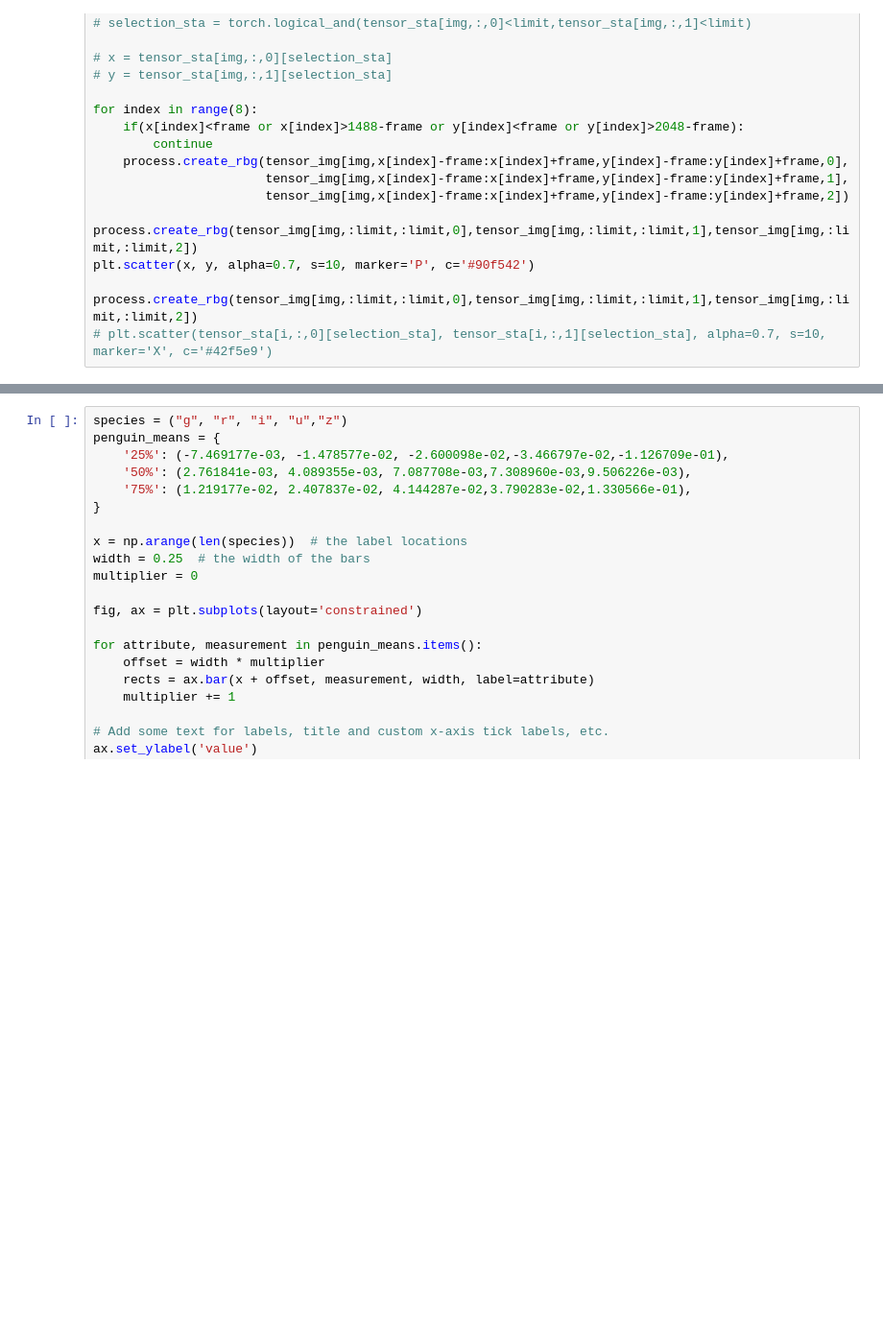
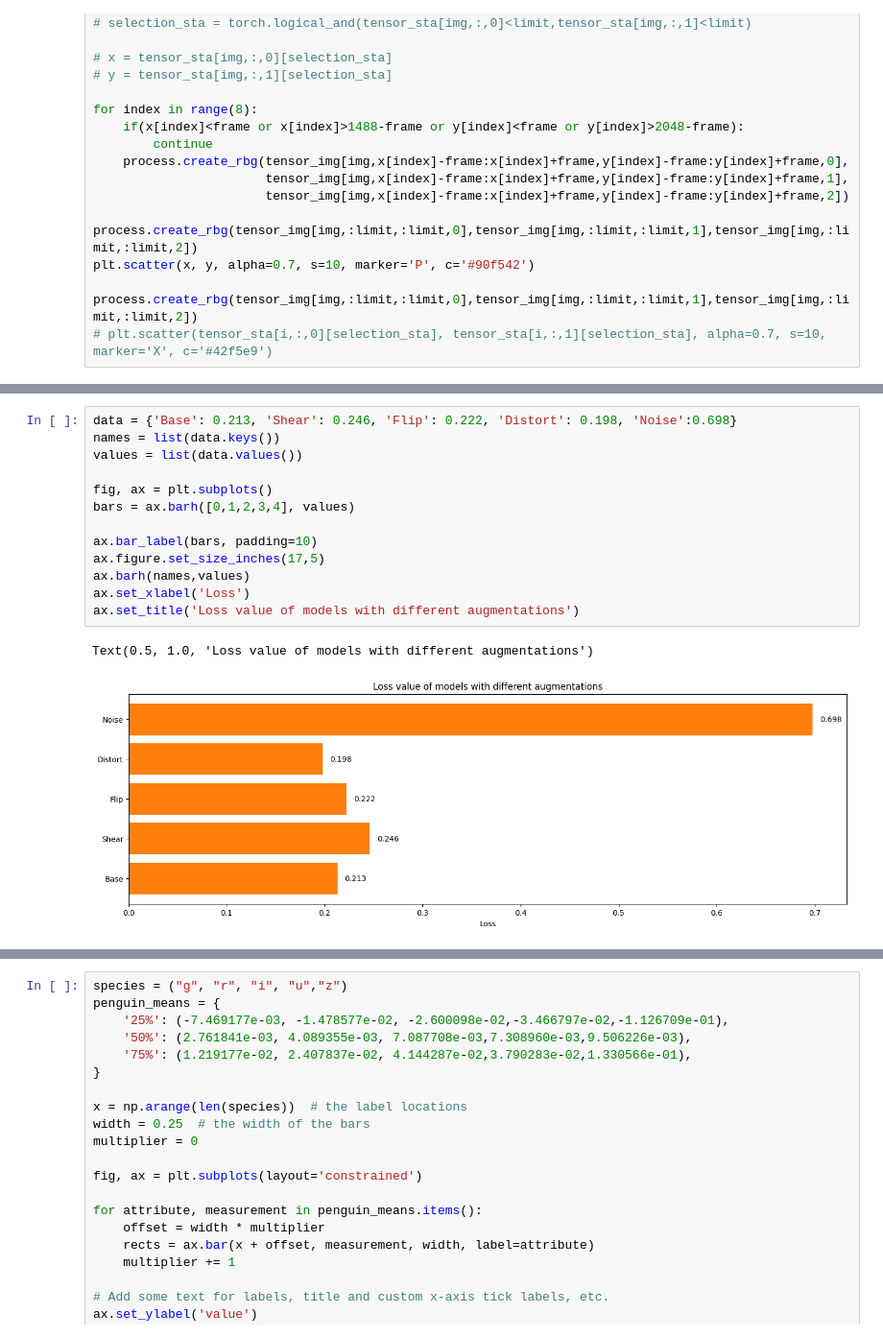
Before and after one commit to pdcnguyen/Astro-ML-project, a Jupyter notebook: process.ipynb, the cells around one changed output, grey strips where cells are left out. Shown at 96% size. Drawn from its saved outputs; the diff is of its cells as text; blank space fills up the shorter version.

```diff
--- a/process.ipynb
+++ b/process.ipynb
@@ -181,0 +190,16 @@ study.best_trial.params
+# %%
+data = {'Base': 0.213, 'Shear': 0.246, 'Flip': 0.222, 'Distort': 0.198, 'Noise':0.698}
+names = list(data.keys())
+values = list(data.values())
+
+fig, ax = plt.subplots()
+bars = ax.barh([0,1,2,3,4], values)
+
+ax.bar_label(bars, padding=10)
+ax.figure.set_size_inches(17,5)
+ax.barh(names,values)
+ax.set_xlabel('Loss')
+ax.set_title('Loss value of models with different augmentations')
+# %% [output]
+Text(0.5, 1.0, 'Loss value of models with different augmentations')
+[figure, added]
```
Also changed, not shown: parts of 8 cells of this notebook.
